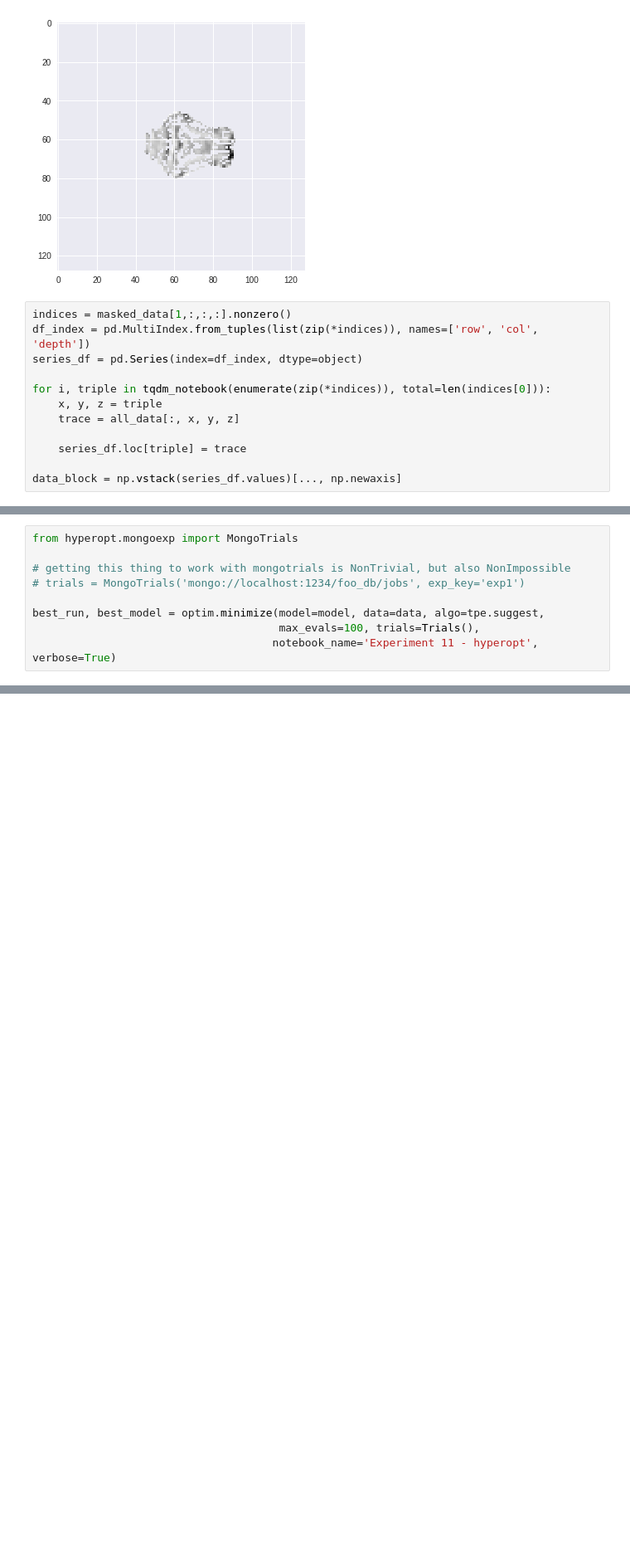
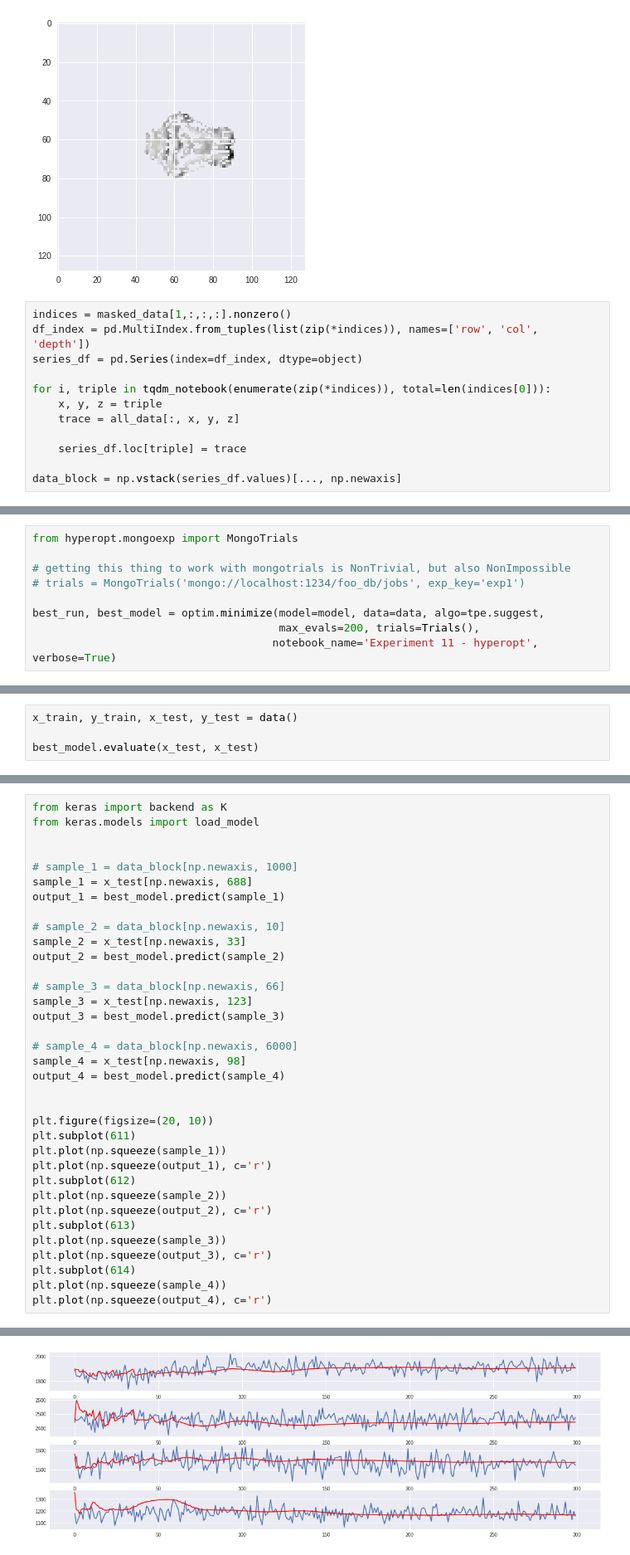
Before and after one commit to ays0110/bean, a Jupyter notebook: Pig 2/Experiment 11 - hyperopt.ipynb, the cells around one changed output, grey strips where cells are left out. Shown at 83% size. Cells and saved outputs as stored; diff of their text form; blank space fills up the shorter version.

```diff
--- a/Pig 2/Experiment 11 - hyperopt.ipynb
+++ b/Pig 2/Experiment 11 - hyperopt.ipynb
@@ -249,7 +251,7 @@ from hyperopt.mongoexp import MongoTrials
 # trials = MongoTrials('mongo://localhost:1234/foo_db/jobs', exp_key='exp1')
 
 best_run, best_model = optim.minimize(model=model, data=data, algo=tpe.suggest,
-                                      max_evals=100, trials=Trials(),
+                                      max_evals=200, trials=Trials(),
                                      notebook_name='Experiment 11 - hyperopt', verbose=True)
 # %% [output]
 >>> Imports:
@@ -271,0 +351,4 @@ Epoch 4/4
+# %%
+x_train, y_train, x_test, y_test = data()
+
+best_model.evaluate(x_test, x_test)
@@ -271,0 +358,36 @@ Epoch 4/4
+# %%
+from keras import backend as K
+from keras.models import load_model
+
+
+# sample_1 = data_block[np.newaxis, 1000]
+sample_1 = x_test[np.newaxis, 688]
+output_1 = best_model.predict(sample_1)
+
+# sample_2 = data_block[np.newaxis, 10]
+sample_2 = x_test[np.newaxis, 33]
+output_2 = best_model.predict(sample_2)
+
+# sample_3 = data_block[np.newaxis, 66]
+sample_3 = x_test[np.newaxis, 123]
+output_3 = best_model.predict(sample_3)
+
+# sample_4 = data_block[np.newaxis, 6000]
+sample_4 = x_test[np.newaxis, 98]
+output_4 = best_model.predict(sample_4)
+
+
+plt.figure(figsize=(20, 10))
+plt.subplot(611)
+plt.plot(np.squeeze(sample_1))
+plt.plot(np.squeeze(output_1), c='r')
+plt.subplot(612)
+plt.plot(np.squeeze(sample_2))
+plt.plot(np.squeeze(output_2), c='r')
+plt.subplot(613)
+plt.plot(np.squeeze(sample_3))
+plt.plot(np.squeeze(output_3), c='r')
+plt.subplot(614)
+plt.plot(np.squeeze(sample_4))
+plt.plot(np.squeeze(output_4), c='r')
+# %% [output]
@@ -271,0 +395 @@ Epoch 4/4
+[figure, added]
```
Also changed, not shown: parts of 8 cells of this notebook, 8 other files.
